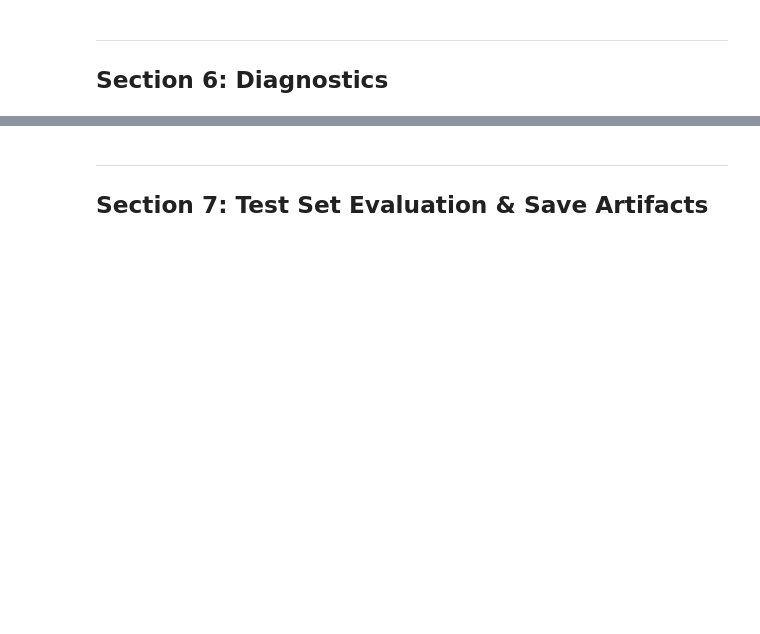
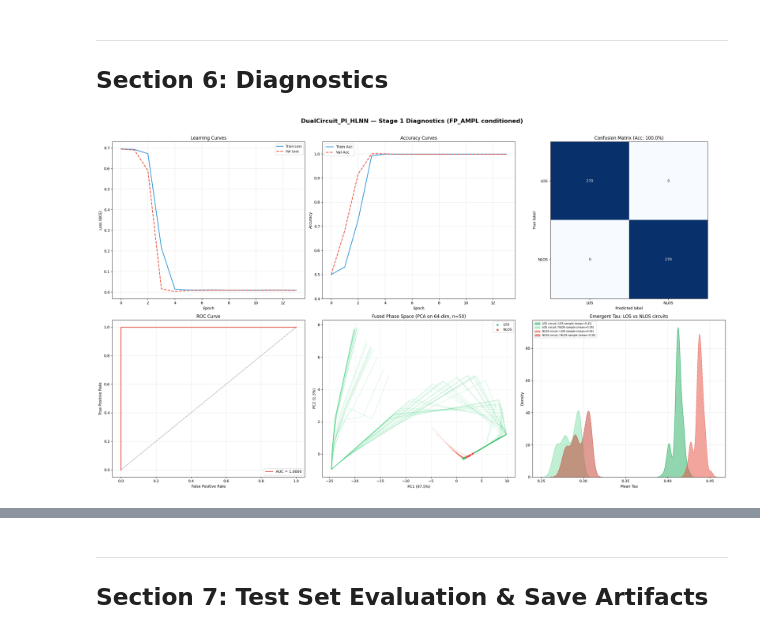
Before and after one commit to jonathanljc/capstone, a Jupyter notebook: lnn/stage1_pi_hlnn.ipynb, the cells around one changed output, grey strips where cells are left out. Drawn from its saved outputs; the diff is of its cells as text; code cells hidden in the pictures; blank space fills up the shorter version.

```diff
--- a/lnn/stage1_pi_hlnn.ipynb
+++ b/lnn/stage1_pi_hlnn.ipynb
@@ -500,13 +619,21 @@ best_model, best_data, best_history = train_model(X_train, y_train, X_val, y_val
 # ==========================================
 # DIAGNOSTIC GRID (3x2) — DualCircuit_PI_HLNN
 # ==========================================
+from sklearn.preprocessing import StandardScaler
+
 def plot_diagnostics(model, val_data, history):
-    X_va, y_va = val_data
+    # Unpack val_data — supports both (X, y) and (X, y, F) tuples
+    if len(val_data) == 3:
+        X_va, y_va, F_va = val_data
+    else:
+        X_va, y_va = val_data
+        F_va = None
+
     model.eval()
 
     with torch.no_grad():
         preds, los_hist, nlos_hist, tau_los_hist, tau_nlos_hist, tau_los_mean, tau_nlos_mean = \
-            model(X_va, return_dynamics=True)
+            model(X_va, fp_features=F_va, return_dynamics=True)
 
     y_true = y_va.cpu().numpy().flatten()
     y_prob = preds.cpu().numpy().flatten()
@@ -566,40 +693,56 @@ def plot_diagnostics(model, val_data, history):
 
     # Concatenate both circuit histories for PCA
     fused_hist = np.concatenate([los_hist_np, nlos_hist_np], axis=2)  # (batch, seq, 64)
     h_flat = fused_hist.reshape(-1, h * 2)
-    pca    = PCA(n_components=2)
-    h_pca  = pca.fit_transform(h_flat).reshape(batch_size, seq_len, 2)
 
-    for i in show_idx:
-        color = '#2ecc71' if y_true[i] == 0 else '#e74c3c'
-        ax.plot(h_pca[i, :, 0], h_pca[i, :, 1], color=color, alpha=0.3, lw=0.8)
-        ax.scatter(h_pca[i, -1, 0], h_pca[i, -1, 1], color=color, s=15, zorder=5)
+    # Standardize before PCA — prevents scale explosion from dominating
+    scaler = StandardScaler()
+    h_flat_scaled = scaler.fit_transform(h_flat)
+    pca = PCA(n_components=2)
+    h_pca = pca.fit_transform(h_flat_scaled).reshape(batch_size, seq_len, 2)
+
+    # Plot NLOS (red) first, then LOS (green) on top — ensures both are visible
+    nlos_show = [i for i in show_idx if y_true[i] == 1]
+    los_show  = [i for i in show_idx if y_true[i] == 0]
+    for i in nlos_show:
+        ax.plot(h_pca[i, :, 0], h_pca[i, :, 1], color='#e74c3c', alpha=0.3, lw=0.8)
+        ax.scatter(h_pca[i, -1, 0], h_pca[i, -1, 1], color='#e74c3c', s=20, zorder=5)
+    for i in los_show:
+        ax.plot(h_pca[i, :, 0], h_pca[i, :, 1], color='#2ecc71', alpha=0.3, lw=0.8)
+        ax.scatter(h_pca[i, -1, 0], h_pca[i, -1, 1], color='#2ecc71', s=20, zorder=5)
+
+    # Legend
+    ax.scatter([], [], color='#2ecc71', s=20, label='LOS')
+    ax.scatter([], [], color='#e74c3c', s=20, label='NLOS')
+    ax.legend(fontsize=9)
 
     ax.set_title(f"Fused Phase Space (PCA on 64-dim, n={n_show*2})")
     ax.set_xlabel(f"PC1 ({100*pca.explained_variance_ratio_[0]:.1f}%)")
     ax.set_ylabel(f"PC2 ({100*pca.explained_variance_ratio_[1]:.1f}%)")
     ax.grid(True, alpha=0.2)
 
     # --- 6. TAU DISTRIBUTION — LOS vs NLOS circuits ---
     ax = axs[1, 2]
     sns.kdeplot(tau_los_np[y_true == 0],  ax=ax, fill=True, color='#27ae60',
                 label=f'LOS circuit / LOS sample (mean={tau_los_np[y_true==0].mean():.2f})',   alpha=0.5)
     sns.kdeplot(tau_los_np[y_true == 1],  ax=ax, fill=True, color='#82e0aa',
                 label=f'LOS circuit / NLOS sample (mean={tau_los_np[y_true==1].mean():.2f})', alpha=0.5)
     sns.kdeplot(tau_nlos_np[y_true == 0], ax=ax, fill=True, color='#e74c3c',
                 label=f'NLOS circuit / LOS sample (mean={tau_nlos_np[y_true==0].mean():.2f})', alpha=0.5, ls='--')
     sns.kdeplot(tau_nlos_np[y_true == 1], ax=ax, fill=True, color='#c0392b',
                 label=f'NLOS circuit / NLOS sample (mean={tau_nlos_np[y_true==1].mean():.2f})', alpha=0.5, ls='--')
     ax.set_title("Emergent Tau: LOS vs NLOS circuits")
     ax.set_xlabel("Mean Tau"); ax.legend(fontsize=7); ax.grid(True, alpha=0.3)
 
-    plt.suptitle("DualCircuit_PI_HLNN — Stage 1 Diagnostics",
+    plt.suptitle("DualCircuit_PI_HLNN — Stage 1 Diagnostics (FP_AMPL conditioned)",
                  fontsize=16, fontweight='bold', y=1.01)
     plt.tight_layout()
     plt.show()
 
 
 plot_diagnostics(best_model, best_data, best_history)
+# %% [output]
+[figure, added]
 # %%
 
 # ==========================================
```
Also changed, not shown: parts of 11 cells of this notebook, 17 other files.
